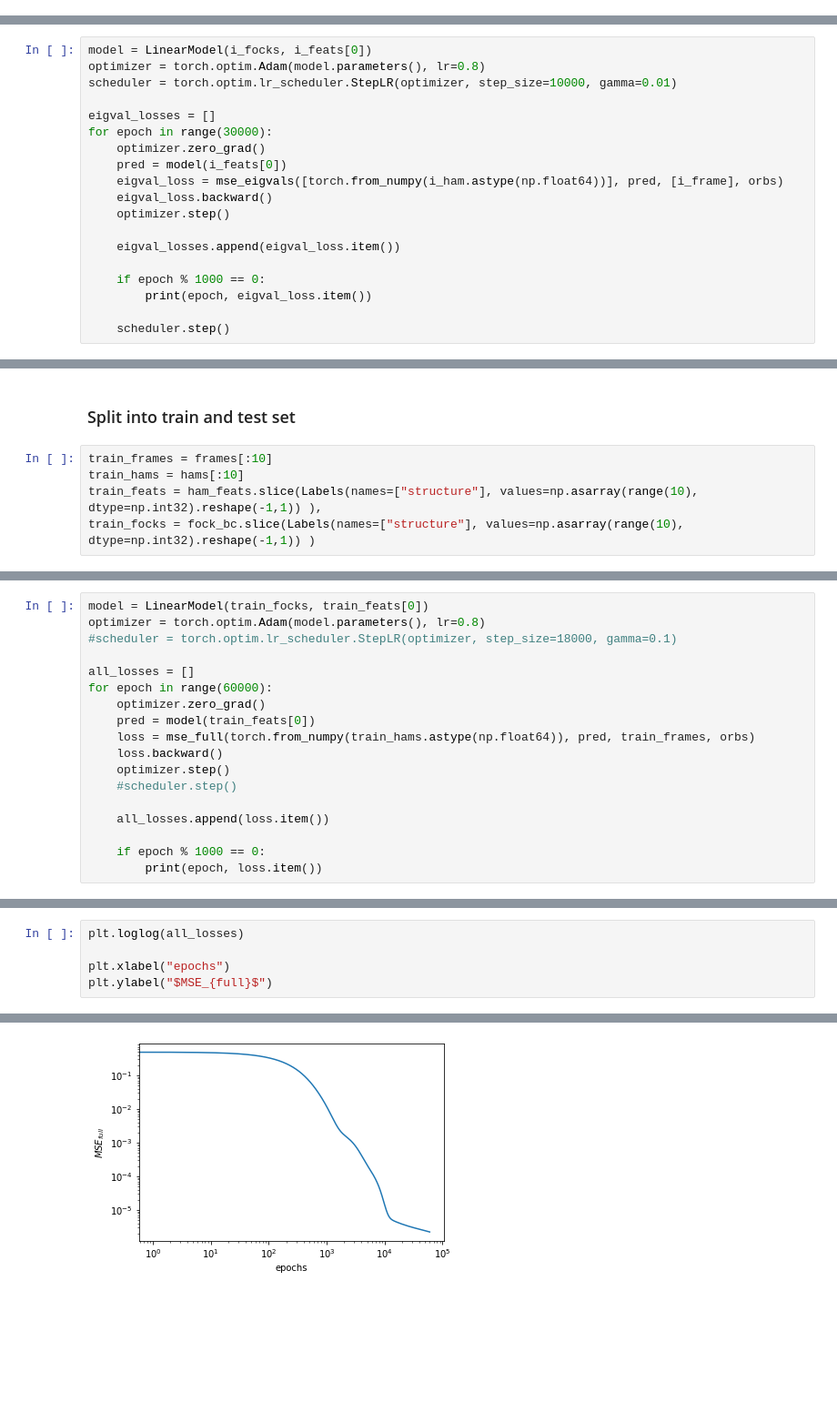
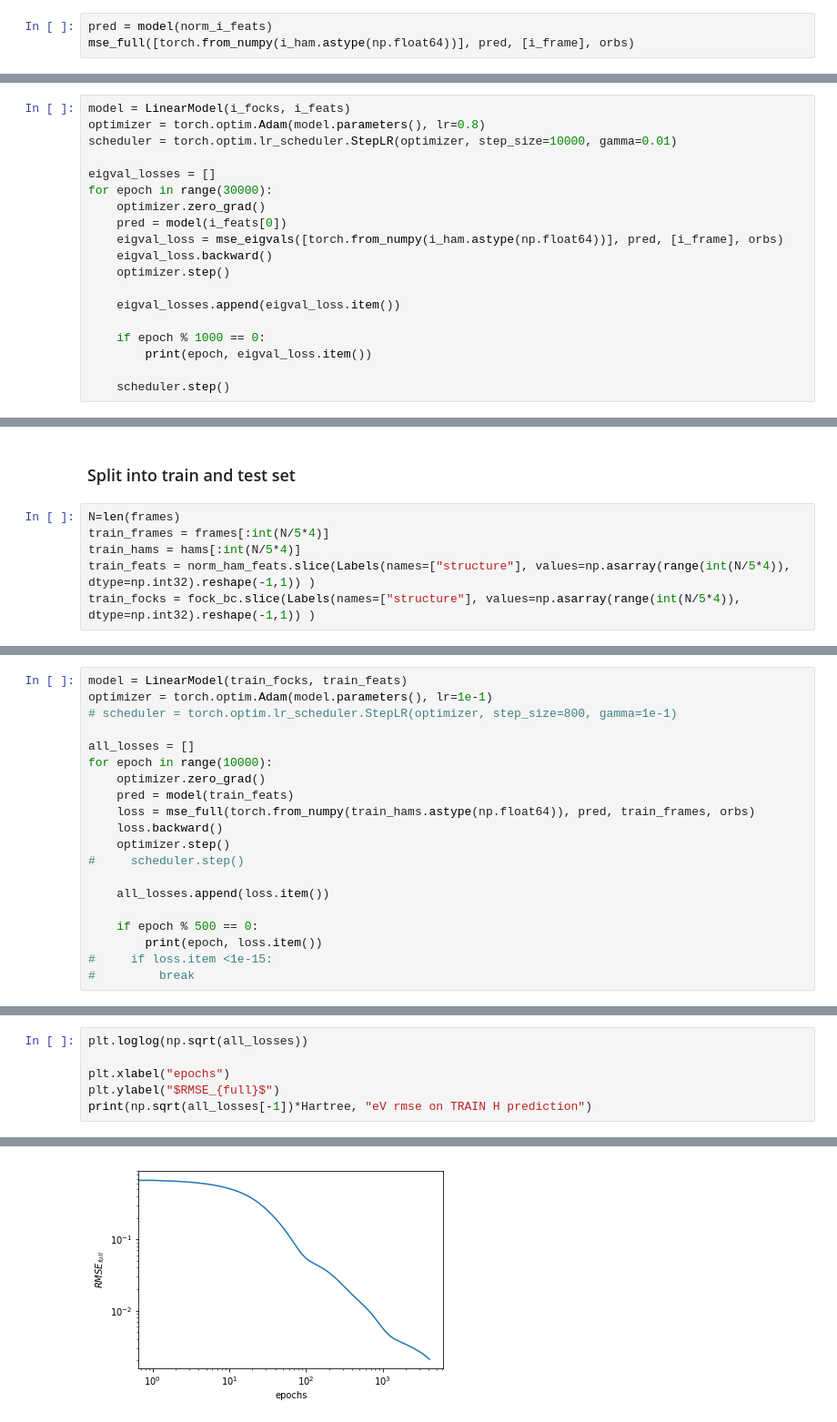
Before and after one commit to lab-cosmo/equistore-examples, a Jupyter notebook: equistore-pytorch/pytorch_model.ipynb, the cells around one changed output, grey strips where cells are left out. Shown at 91% size. Drawn from its saved outputs; the diff is of its cells as text; blank space fills up the shorter version.

Commit message:
fixes for test error convergence with multi-frame pytorch-equistore model

```diff
--- a/equistore-pytorch/pytorch_model.ipynb
+++ b/equistore-pytorch/pytorch_model.ipynb
@@ -226,0 +241,3 @@ Text(0, 0.5, '$MSE_{full}$')
+# %%
+pred = model(norm_i_feats)
+mse_full([torch.from_numpy(i_ham.astype(np.float64))], pred, [i_frame], orbs)
@@ -227,7 +246,7 @@ Text(0, 0.5, '$MSE_{full}$')
 # %% [markdown]
 ### Training with loss on eigenvalues
 # %%
-model = LinearModel(i_focks, i_feats[0])
+model = LinearModel(i_focks, i_feats)
 optimizer = torch.optim.Adam(model.parameters(), lr=0.8)
 scheduler = torch.optim.lr_scheduler.StepLR(optimizer, step_size=10000, gamma=0.01)
 
@@ -282,8 +301,9 @@ tensor(0.8015, grad_fn=<SqrtBackward0>)
 # %% [markdown]
 ### Split into train and test set
 # %%
-train_frames = frames[:10]
-train_hams = hams[:10]
-train_feats = ham_feats.slice(Labels(names=["structure"], values=np.asarray(range(10), dtype=np.int32).reshape(-1,1)) ),
-train_focks = fock_bc.slice(Labels(names=["structure"], values=np.asarray(range(10), dtype=np.int32).reshape(-1,1)) )
+N=len(frames)
+train_frames = frames[:int(N/5*4)]
+train_hams = hams[:int(N/5*4)]
+train_feats = norm_ham_feats.slice(Labels(names=["structure"], values=np.asarray(range(int(N/5*4)), dtype=np.int32).reshape(-1,1)) )
+train_focks = fock_bc.slice(Labels(names=["structure"], values=np.asarray(range(int(N/5*4)), dtype=np.int32).reshape(-1,1)) )
 # %%
@@ -294,19 +322,21 @@ test_focks = fock_bc.slice(Labels(names=["structure"], values=np.asarray(range(1
 # %%
-model = LinearModel(train_focks, train_feats[0])
-optimizer = torch.optim.Adam(model.parameters(), lr=0.8)
-#scheduler = torch.optim.lr_scheduler.StepLR(optimizer, step_size=18000, gamma=0.1)
+model = LinearModel(train_focks, train_feats)
+optimizer = torch.optim.Adam(model.parameters(), lr=1e-1)
+# scheduler = torch.optim.lr_scheduler.StepLR(optimizer, step_size=800, gamma=1e-1)
 
 all_losses = []
-for epoch in range(60000):
+for epoch in range(10000):
     optimizer.zero_grad()
-    pred = model(train_feats[0])
+    pred = model(train_feats)
     loss = mse_full(torch.from_numpy(train_hams.astype(np.float64)), pred, train_frames, orbs)
     loss.backward()
     optimizer.step()
-    #scheduler.step()
+#     scheduler.step()
 
     all_losses.append(loss.item())
 
-    if epoch % 1000 == 0:
+    if epoch % 500 == 0:
         print(epoch, loss.item())
+#     if loss.item <1e-15:
+#         break
 # %% [output]
@@ -330,6 +349,7 @@ for epoch in range(60000):
 # %%
-plt.loglog(all_losses)
+plt.loglog(np.sqrt(all_losses))
 
 plt.xlabel("epochs")
-plt.ylabel("$MSE_{full}$")
+plt.ylabel("$RMSE_{full}$")
+print(np.sqrt(all_losses[-1])*Hartree, "eV rmse on TRAIN H prediction")
 # %% [output]
@@ -337 +357 @@ Text(0, 0.5, '$MSE_{full}$')
-[figure, old version]
+[figure, new version]
```
Also changed, not shown: parts of 33 cells of this notebook, 1 other file.
